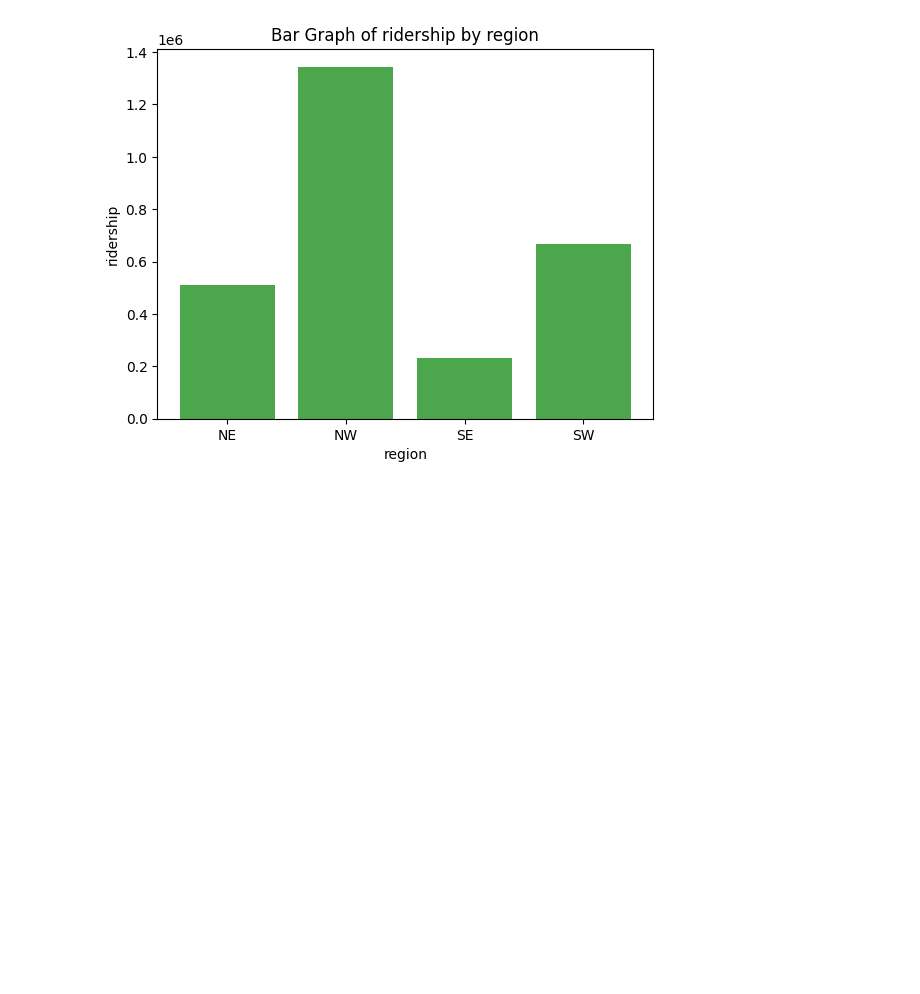
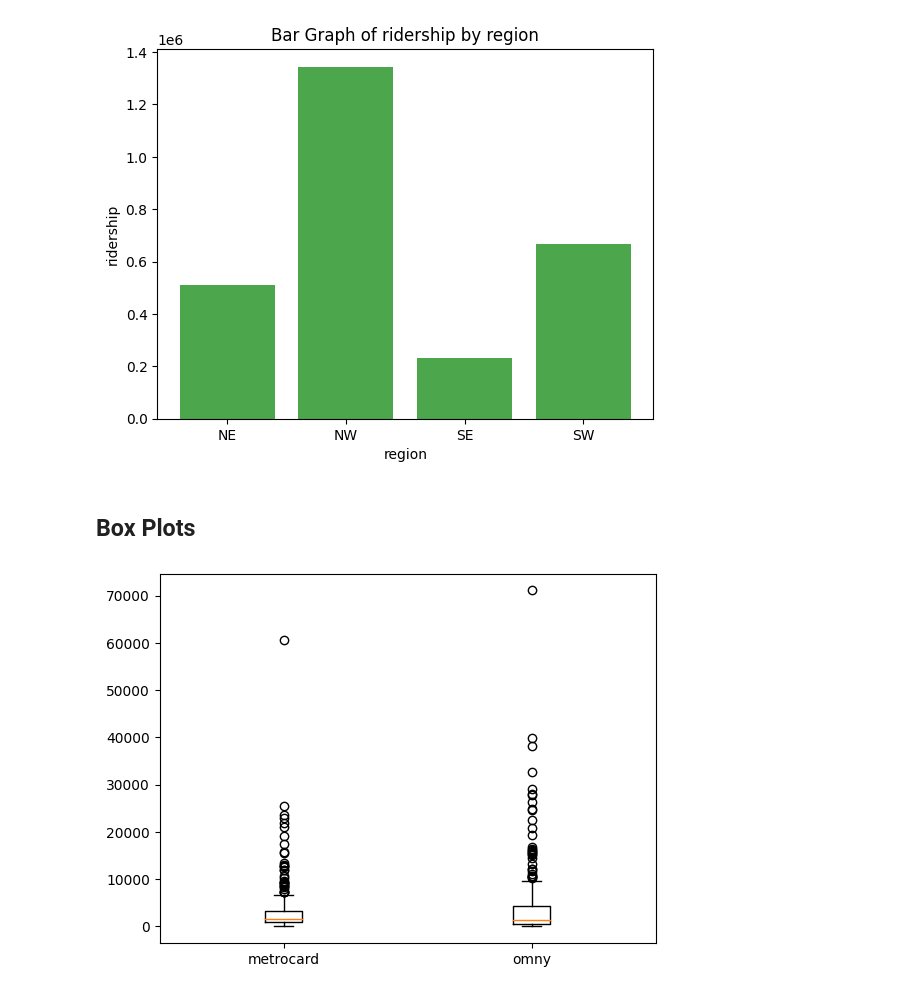
Before and after one commit to rpi11/DSAN5100, a Jupyter notebook: eda.ipynb, the cells around one changed output. Saved outputs shown, nothing was run; the diff lists cells and outputs as text; code cells hidden in the pictures; blank space fills up the shorter version.

```diff
--- a/eda.ipynb
+++ b/eda.ipynb
@@ -51,3 +51,16 @@ def hist_plot(cat, val):
 hist_plot("region", "ridership")
 # %% [output]
 [figure]
+# %% [markdown]
+## Box Plots
+# %%
+def box_plot(cat, val):
+    plt_df = df[[cat,val]]
+    # print([plt_df[plt_df[cat]==c][val] for c in plt_df[cat].unique()])
+    plt.boxplot([plt_df[plt_df[cat]==c][val] for c in plt_df[cat].unique()],
+                labels=[c for c in plt_df[cat].unique()])
+    plt.show()
+# %%
+box_plot("payment_method","ridership")
+# %% [output]
+[figure, added]
```
Also changed, not shown: parts of 4 cells of this notebook.
